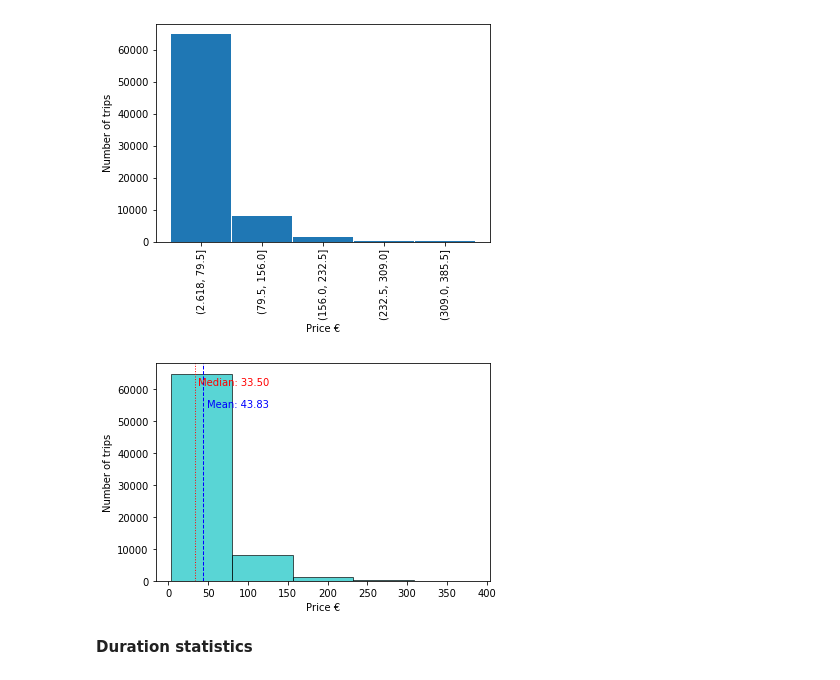
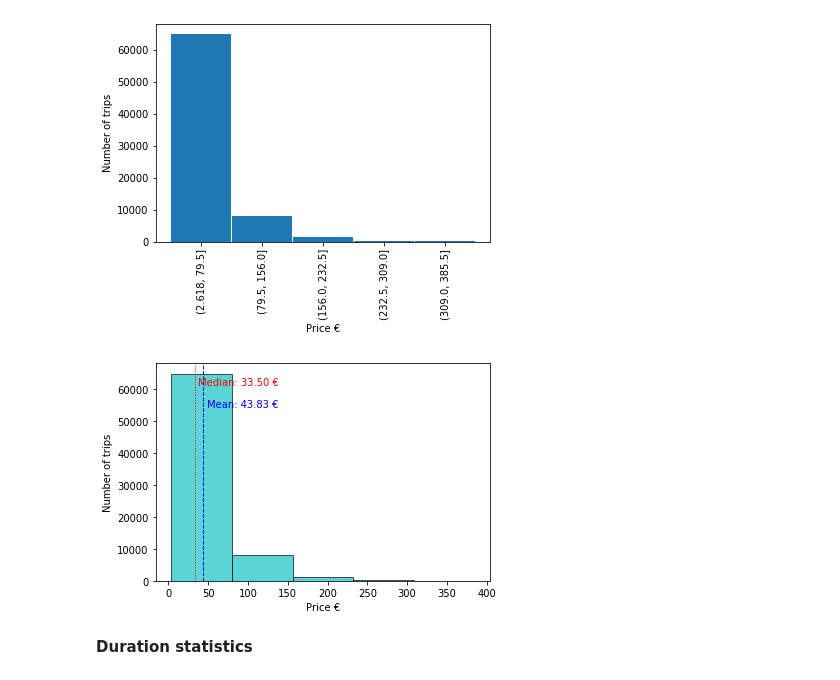
Before and after one commit to hakimhassani97/TripDataCrunching, a Jupyter notebook: main.ipynb, the cells around one changed output. Cells and saved outputs as stored; diff of their text form; code cells hidden in the pictures.

```diff
--- a/main.ipynb
+++ b/main.ipynb
@@ -55,20 +55,20 @@ plt.show()
 # %%
 import matplotlib.pyplot as plt
 ticket_data['price'] = round(ticket_data['price_in_cents'] / 100, 2)
 plt.hist(ticket_data['price'], bins=5, color='c', edgecolor='k', alpha=0.65)
 plt.xlabel('Price €')
 plt.ylabel('Number of trips')
 # axe of mean
 min_ylim, max_ylim = plt.ylim()
-plt.text(ticket_data['price'].mean()*1.1, max_ylim*0.8, 'Mean: {:.2f}'.format(ticket_data['price'].mean()), color='b')
+plt.text(ticket_data['price'].mean()*1.1, max_ylim*0.8, 'Mean: {:.2f} €'.format(ticket_data['price'].mean()), color='b')
 plt.axvline(ticket_data['price'].mean(), color='b', linestyle='dashed', linewidth=1)
 # axe of median
 min_ylim, max_ylim = plt.ylim()
-plt.text(ticket_data['price'].median()*1.1, max_ylim*0.9, 'Median: {:.2f}'.format(ticket_data['price'].median()), color='r')
+plt.text(ticket_data['price'].median()*1.1, max_ylim*0.9, 'Median: {:.2f} €'.format(ticket_data['price'].median()), color='r')
 plt.axvline(ticket_data['price'].median(), color='r', linestyle='dotted', linewidth=1)
 plt.show()
 # %% [output]
-[figure, old version]
+[figure, new version]
 # %% [markdown]
 **Duration statistics**
 # %% [markdown]
```
